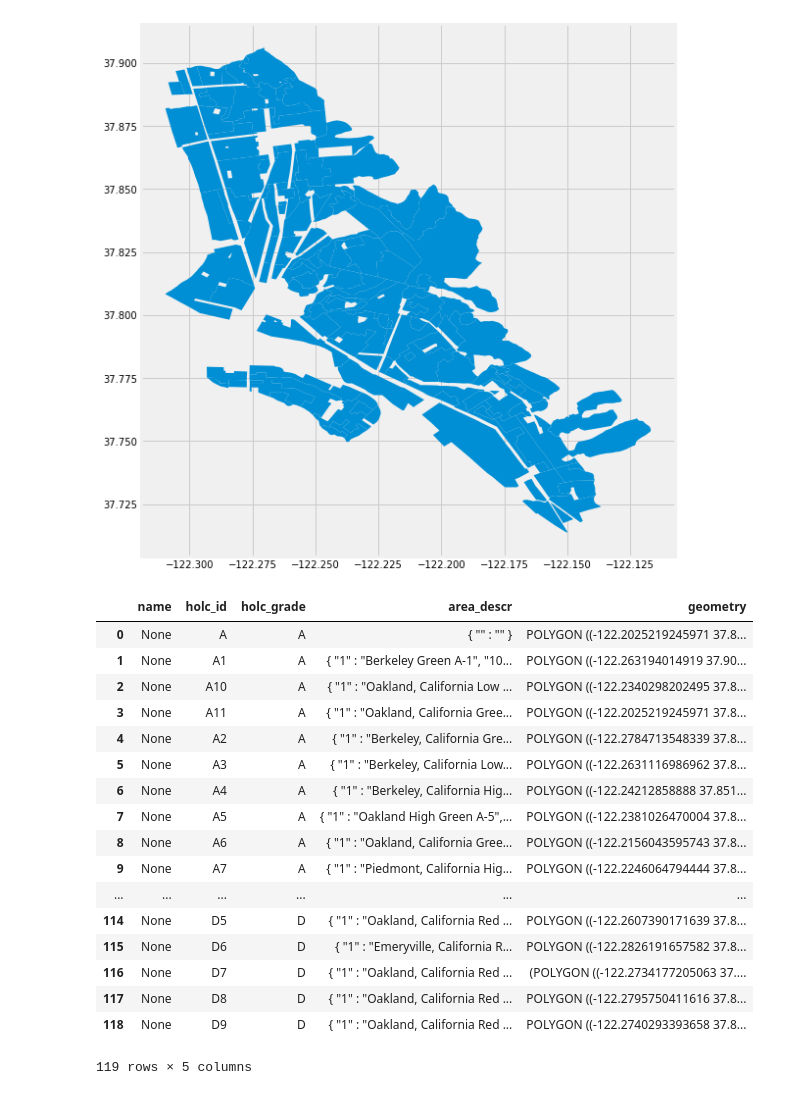
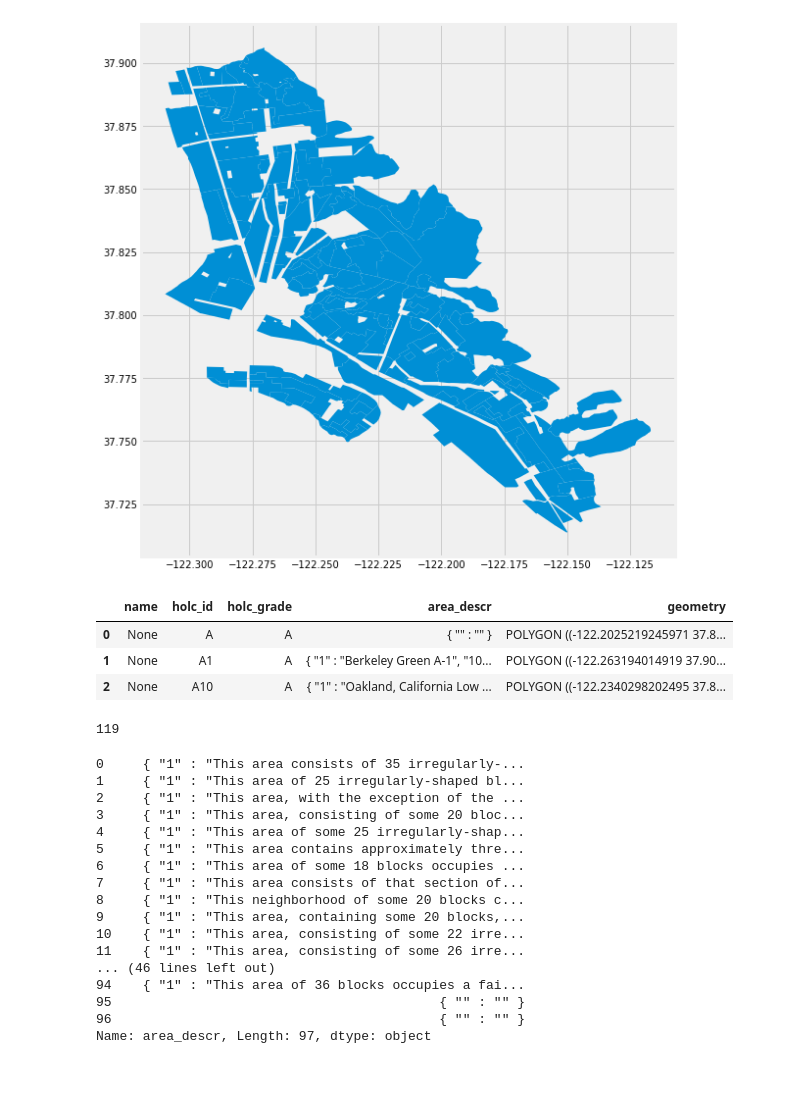
Before and after one commit to ds-modules/CP-113B, a Jupyter notebook: Rucha/CP113B-Rucha-Copy1.ipynb, the cells around one changed output. Drawn from its saved outputs; the diff is of its cells as text; code cells hidden in the pictures.

```diff
--- a/Rucha/CP113B-Rucha-Copy1.ipynb
+++ b/Rucha/CP113B-Rucha-Copy1.ipynb
@@ -91,23 +108,13 @@ gdf.plot(figsize=(10,10))
 <matplotlib.axes._subplots.AxesSubplot at 0x...>
 [figure]
 # %%
-gdf#['area_descr']
+gdf.head(3)#['area_descr']
 # %% [output]
 |  | name | holc_id | holc_grade | area_descr | geometry |
 | 0 | None | A | A | { "" : "" } | POLYGON ((-122.2025219245971 37.8... |
 | 1 | None | A1 | A | { "1" : "Berkeley Green A-1", "10... | POLYGON ((-122.263194014919 37.90... |
 | 2 | None | A10 | A | { "1" : "Oakland, California Low ... | POLYGON ((-122.2340298202495 37.8... |
-| 3 | None | A11 | A | { "1" : "Oakland, California Gree... | POLYGON ((-122.2025219245971 37.8... |
-| 4 | None | A2 | A | { "1" : "Berkeley, California Gre... | POLYGON ((-122.2784713548339 37.8... |
-| 5 | None | A3 | A | { "1" : "Berkeley, California Low... | POLYGON ((-122.2631116986962 37.8... |
-| 6 | None | A4 | A | { "1" : "Berkeley, California Hig... | POLYGON ((-122.24212858888 37.851... |
-| 7 | None | A5 | A | { "1" : "Oakland High Green A-5",... | POLYGON ((-122.2381026470004 37.8... |
-| 8 | None | A6 | A | { "1" : "Oakland, California Gree... | POLYGON ((-122.2156043595743 37.8... |
-| 9 | None | A7 | A | { "1" : "Piedmont, California Hig... | POLYGON ((-122.2246064794444 37.8... |
-| ... | ... | ... | ... | ... | ... |
-| 114 | None | D5 | D | { "1" : "Oakland, California Red ... | POLYGON ((-122.2607390171639 37.8... |
-| 115 | None | D6 | D | { "1" : "Emeryville, California R... | POLYGON ((-122.2826191657582 37.8... |
-| 116 | None | D7 | D | { "1" : "Oakland, California Red ... | (POLYGON ((-122.2734177205063 37.... |
-| 117 | None | D8 | D | { "1" : "Oakland, California Red ... | POLYGON ((-122.2795750411616 37.8... |
-| 118 | None | D9 | D | { "1" : "Oakland, California Red ... | POLYGON ((-122.2740293393658 37.8... |
-119 rows × 5 columns
+# %%
+len(gdf)
+# %% [output]
+119
@@ -113,0 +129,20 @@ gdf#['area_descr']
+# %%
+gdf_sf['area_descr'][0]
+# %% [output]
+0     { "1" : "This area consists of 35 irregularly-...
+1     { "1" : "This area of 25 irregularly-shaped bl...
+2     { "1" : "This area, with the exception of the ...
+3     { "1" : "This area, consisting of some 20 bloc...
+4     { "1" : "This area of some 25 irregularly-shap...
+5     { "1" : "This area contains approximately thre...
+6     { "1" : "This area of some 18 blocks occupies ...
+7     { "1" : "This area consists of that section of...
+8     { "1" : "This neighborhood of some 20 blocks c...
+9     { "1" : "This area, containing some 20 blocks,...
+10    { "1" : "This area, consisting of some 22 irre...
+11    { "1" : "This area, consisting of some 26 irre...
+... (46 lines left out)
+94    { "1" : "This area of 36 blocks occupies a fai...
+95                                          { "" : "" }
+96                                          { "" : "" }
+Name: area_descr, Length: 97, dtype: object
```
Also changed, not shown: parts of 5 cells of this notebook, 7 other files.
